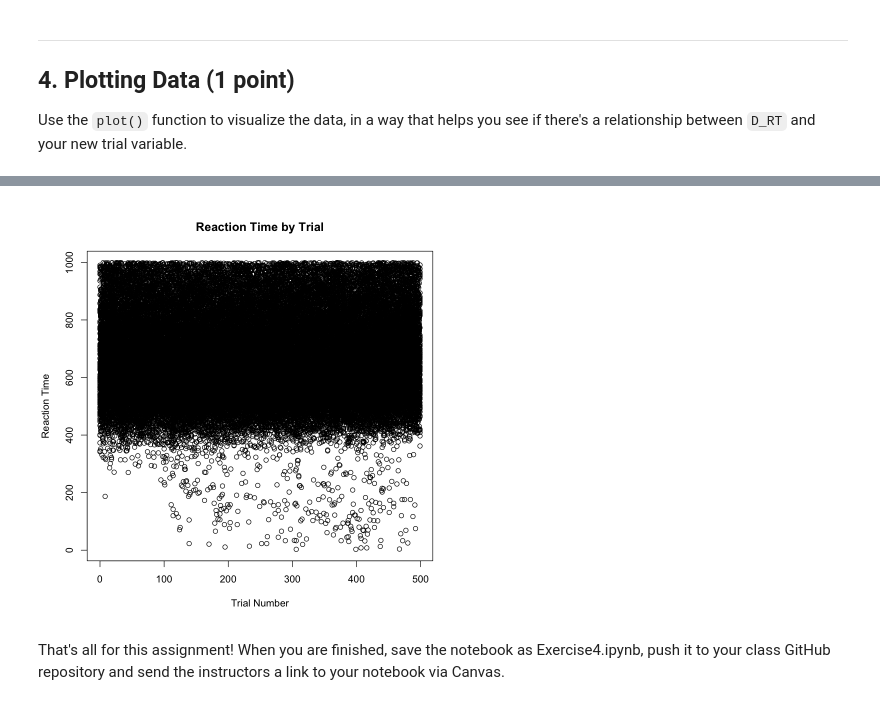
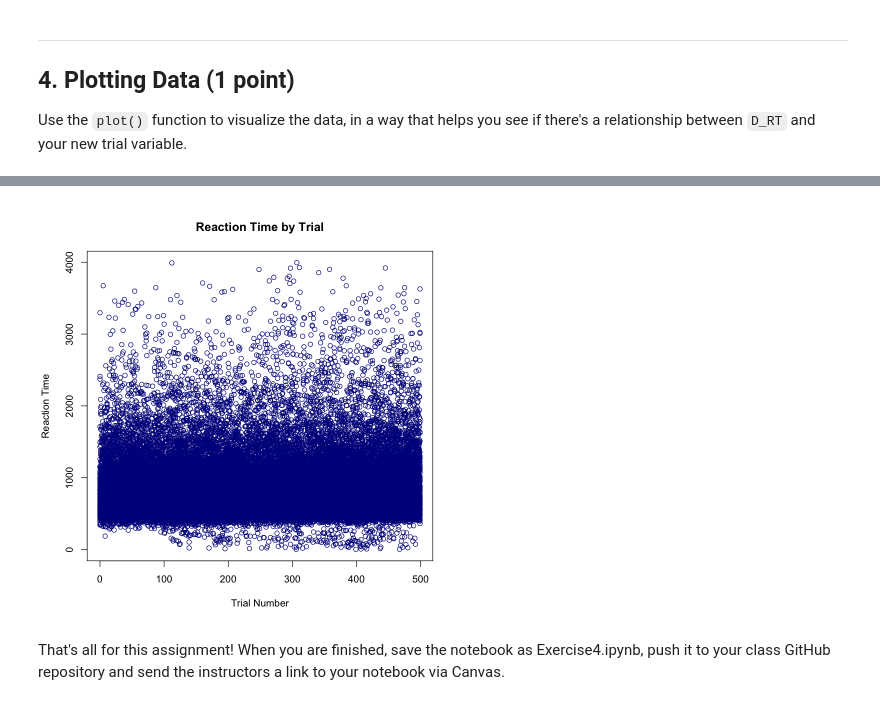
Before and after one commit to kdalbon/DalBon_DSPN_S26, a Jupyter notebook: Exercise4.ipynb, the cells around one changed output, grey strips where cells are left out. Cells and saved outputs as stored; diff of their text form; code cells hidden in the pictures.

```diff
--- a/Exercise4.ipynb
+++ b/Exercise4.ipynb
@@ -111,8 +121,9 @@ mutate(trial_new = Trial - 1)
 
 Use the `plot()` function to visualize the data, in a way that helps you see if there's a relationship between `D_RT` and your new trial variable.
 # %%
-plot(clean_df$trial_new, clean_df$D_RT,
+plot(clean_df$trial_new, clean_df$D_RT_new,
      xlab = 'Trial Number',
      ylab = 'Reaction Time',
-     main = 'Reaction Time by Trial')
+     main = 'Reaction Time by Trial',
+     col = 'dark blue')
 # %% [output]
@@ -121,4 +130,4 @@ Warning message in xy.coords(x, y, xlabel, ylabel, log):
-[figure, old version]
+[figure, new version]
 # %% [markdown]
 That's all for this assignment! When you are finished, save the notebook as Exercise4.ipynb, push it to your class GitHub repository and send the instructors a link to your notebook via Canvas.
 # %% [markdown]
```
Also changed, not shown: parts of 4 cells of this notebook.
